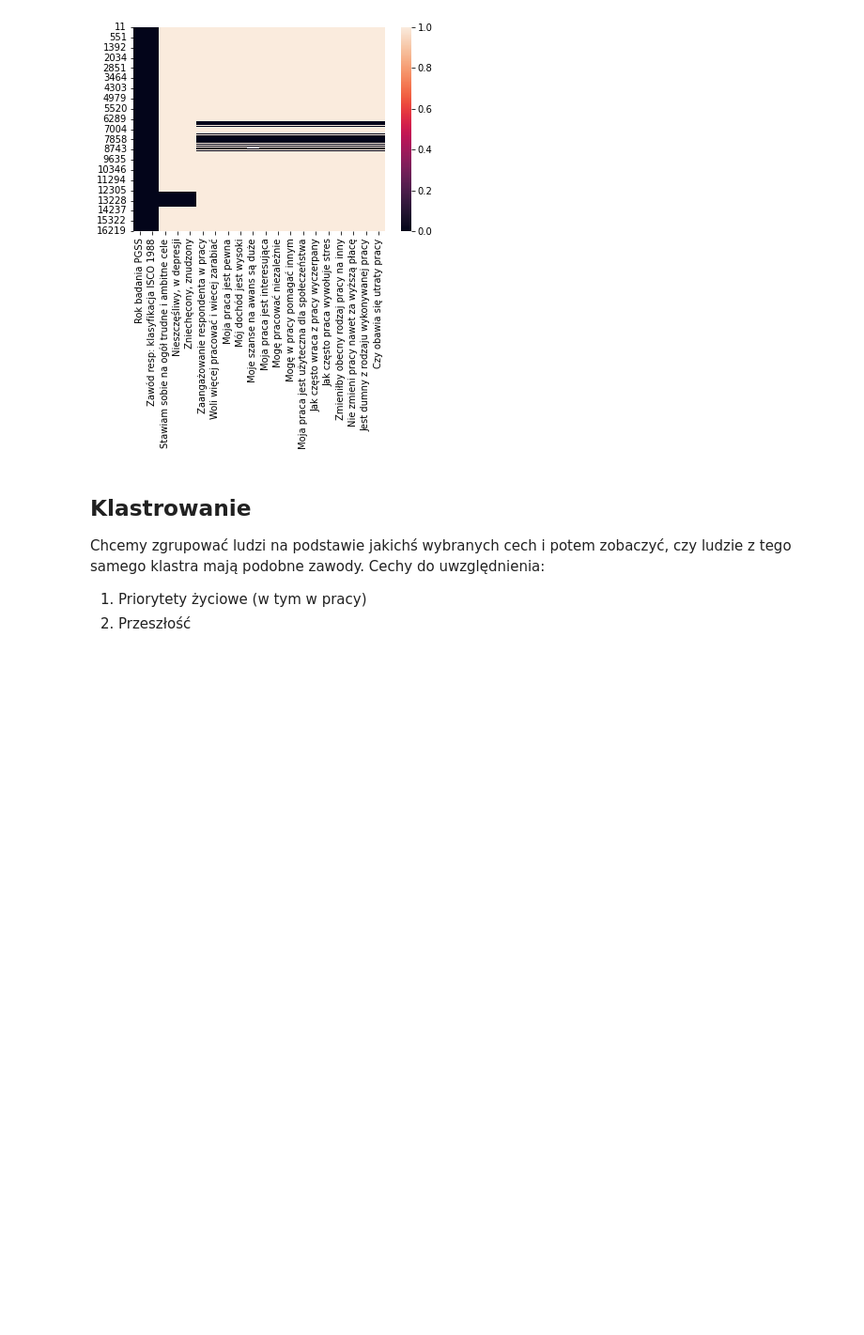
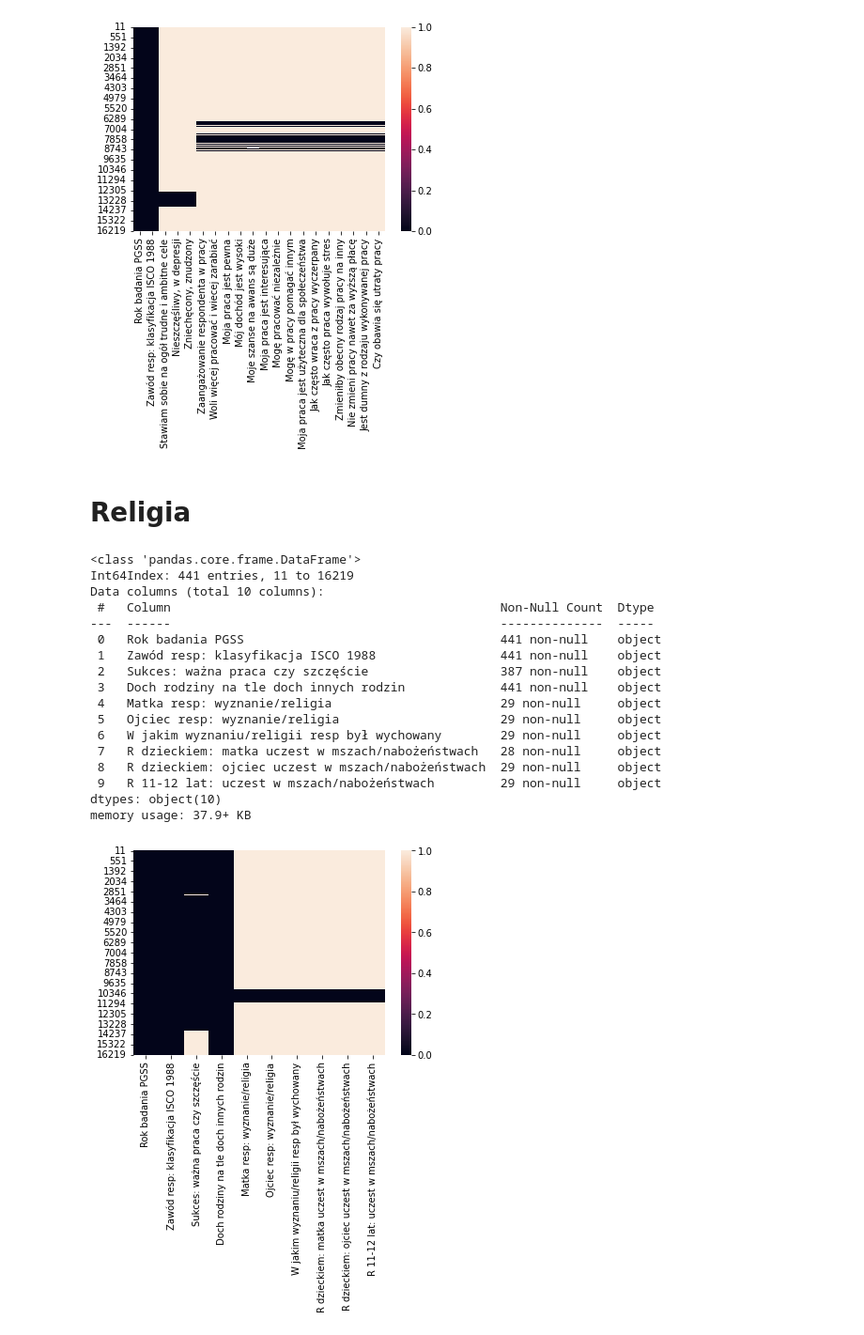
Before and after one commit to Qwebeck/medical-trends-exploration, a Jupyter notebook: notebooks/sondaze_spoleczne.ipynb, the cells around one changed output. Shown at 94% size. Cells and saved outputs as stored; diff of their text form; code cells hidden in the pictures; blank space fills up the shorter version.

```diff
--- a/notebooks/sondaze_spoleczne.ipynb
+++ b/notebooks/sondaze_spoleczne.ipynb
@@ -298,10 +310,12 @@ target_columns = [
     'Jest dumny z rodzaju wykonywanej pracy',
     'Czy obawia się utraty pracy',
 ]
+
+for col in target_columns:
+    if col not in [year_column,respondent_profession]:
+        df[col] = df[col].map(find_values_for_column(col))
+
 module_df = df[is_doctor(df)][target_columns]
-for col in module_df:
-    if col not in [year_column,respondent_profession]:
-        module_df[col] = module_df[col].map(find_values_for_column(col))
 # %%
 sns.heatmap(module_df.isna())
 module_df.info()
@@ -324,9 +338,3 @@ Data columns (total 20 columns):
 dtypes: object(20)
 memory usage: 72.4+ KB
 [figure]
-# %% [markdown]
-## Klastrowanie
-Chcemy zgrupować ludzi na podstawie jakichś wybranych cech i potem zobaczyć, czy ludzie z tego samego klastra mają podobne zawody.
-Cechy do uwzględnienia:
-1. Priorytety życiowe (w tym w pracy)
-2. Przeszłość
@@ -332,0 +352,41 @@ Cechy do uwzględnienia:
+# %% [markdown]
+# Religia
+# %%
+target_columns = [
+    year_column,
+    respondent_profession,
+    'Sukces: ważna praca czy szczęście',
+    'Doch rodziny na tle doch innych rodzin',
+    'Matka resp: wyznanie/religia',
+    'Ojciec resp: wyznanie/religia',
+    'W jakim wyznaniu/religii resp był wychowany',
+    'R dzieckiem: matka uczest w mszach/nabożeństwach',
+    'R dzieckiem: ojciec uczest w mszach/nabożeństwach',
+    'R 11-12 lat: uczest w mszach/nabożeństwach',
+]
+module_df = df[is_doctor(df)][target_columns]
+for col in module_df:
+    if col not in [year_column,respondent_profession]:
+        module_df[col] = module_df[col].map(find_values_for_column(col))
+# %%
+sns.heatmap(module_df.isna())
+module_df.info()
+# %% [output]
+<class 'pandas.core.frame.DataFrame'>
+Int64Index: 441 entries, 11 to 16219
+Data columns (total 10 columns):
+ #   Column                                             Non-Null Count  Dtype
+---  ------                                             --------------  -----
+ 0   Rok badania PGSS                                   441 non-null    object
+ 1   Zawód resp: klasyfikacja ISCO 1988                 441 non-null    object
+ 2   Sukces: ważna praca czy szczęście                  387 non-null    object
+ 3   Doch rodziny na tle doch innych rodzin             441 non-null    object
+ 4   Matka resp: wyznanie/religia                       29 non-null     object
+ 5   Ojciec resp: wyznanie/religia                      29 non-null     object
+ 6   W jakim wyznaniu/religii resp był wychowany        29 non-null     object
+ 7   R dzieckiem: matka uczest w mszach/nabożeństwach   28 non-null     object
+ 8   R dzieckiem: ojciec uczest w mszach/nabożeństwach  29 non-null     object
+ 9   R 11-12 lat: uczest w mszach/nabożeństwach         29 non-null     object
+dtypes: object(10)
+memory usage: 37.9+ KB
+[figure, added]
```
Also changed, not shown: parts of 22 cells of this notebook, 2 other files.
